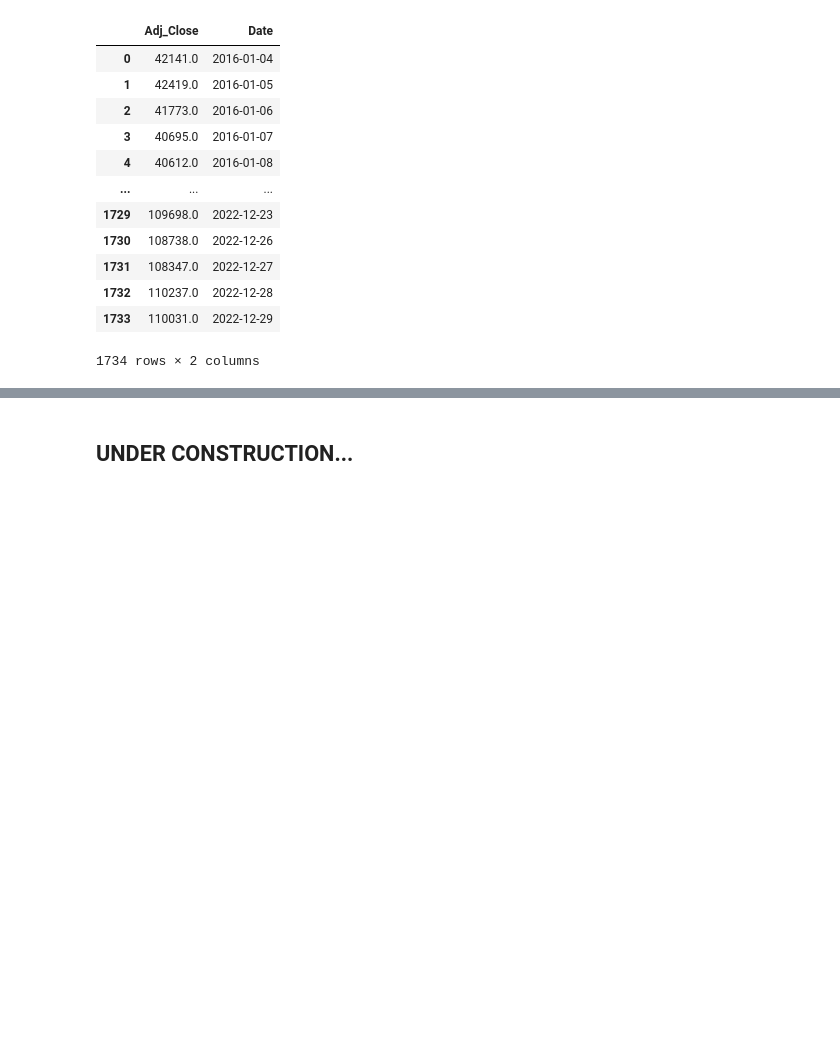
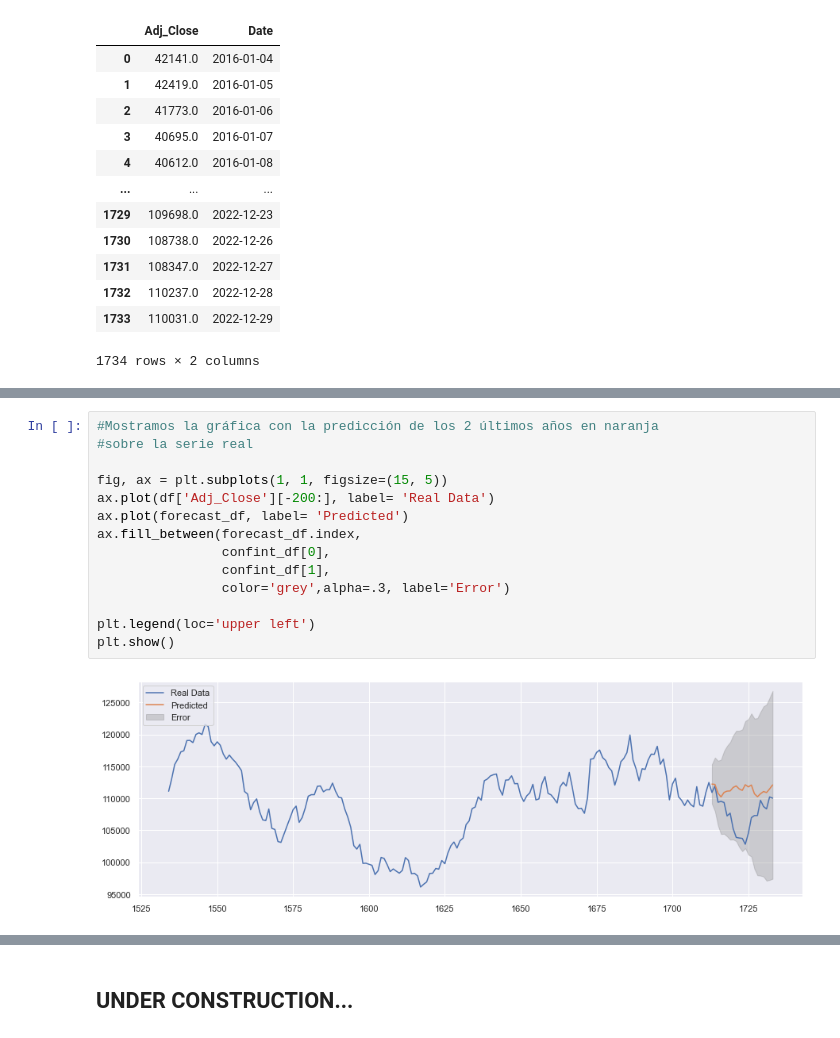
Before and after one commit to fernandopmarciano/Data_Analisys, a Jupyter notebook: Market_Forecast/notebook.ipynb, the cells around one changed output, grey strips where cells are left out. Drawn from its saved outputs; the diff is of its cells as text; blank space fills up the shorter version.

```diff
--- a/Market_Forecast/notebook.ipynb
+++ b/Market_Forecast/notebook.ipynb
@@ -346,0 +435,16 @@ plt.show()
+# %%
+#Mostramos la gráfica con la predicción de los 2 últimos años en naranja
+#sobre la serie real
+
+fig, ax = plt.subplots(1, 1, figsize=(15, 5))
+ax.plot(df['Adj_Close'][-200:], label= 'Real Data')
+ax.plot(forecast_df, label= 'Predicted')
+ax.fill_between(forecast_df.index,
+                confint_df[0],
+                confint_df[1],
+                color='grey',alpha=.3, label='Error')
+
+plt.legend(loc='upper left')
+plt.show()
+# %% [output]
+[figure, added]
```
Also changed, not shown: parts of 23 cells of this notebook, 1 other file.
